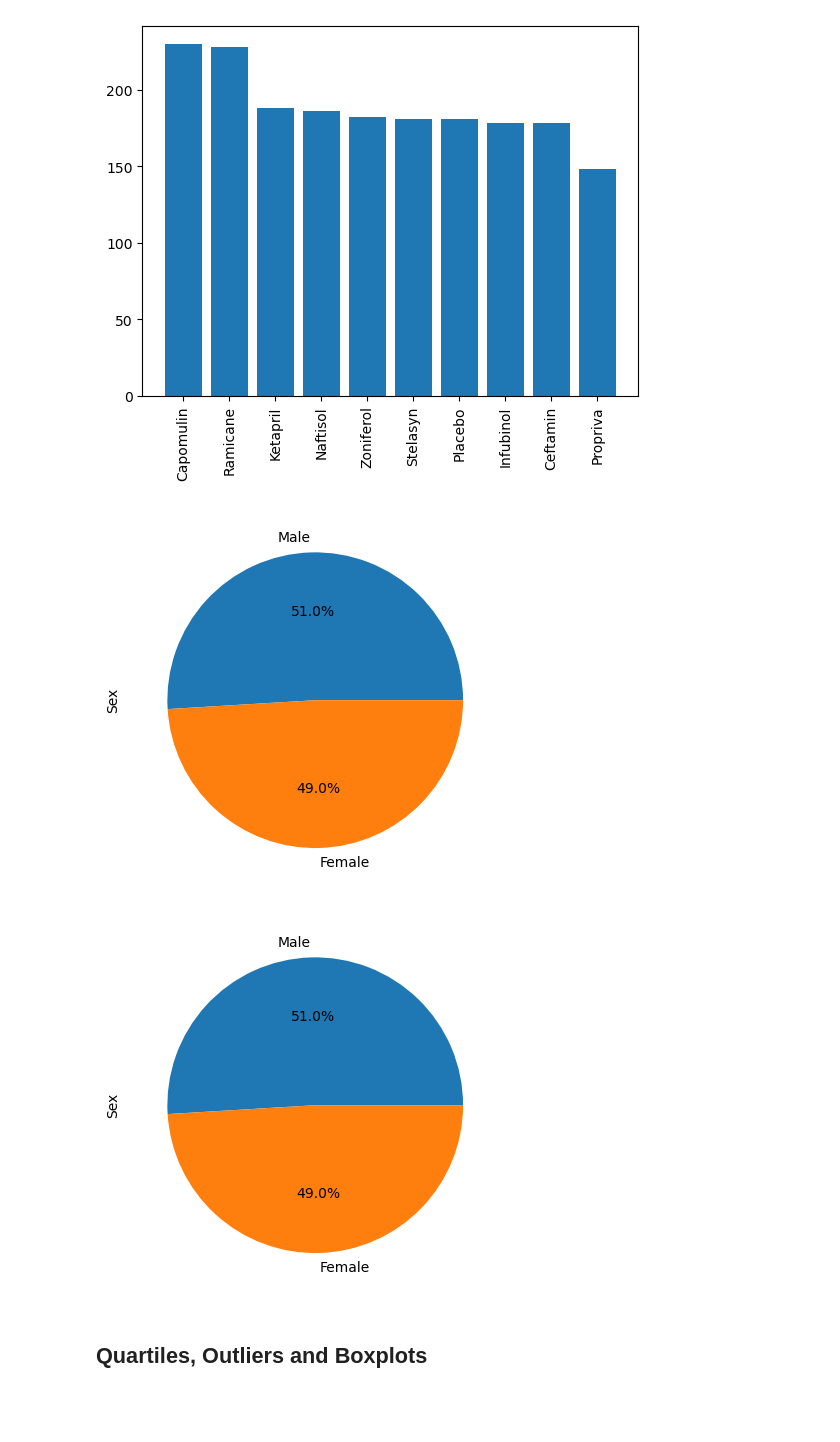
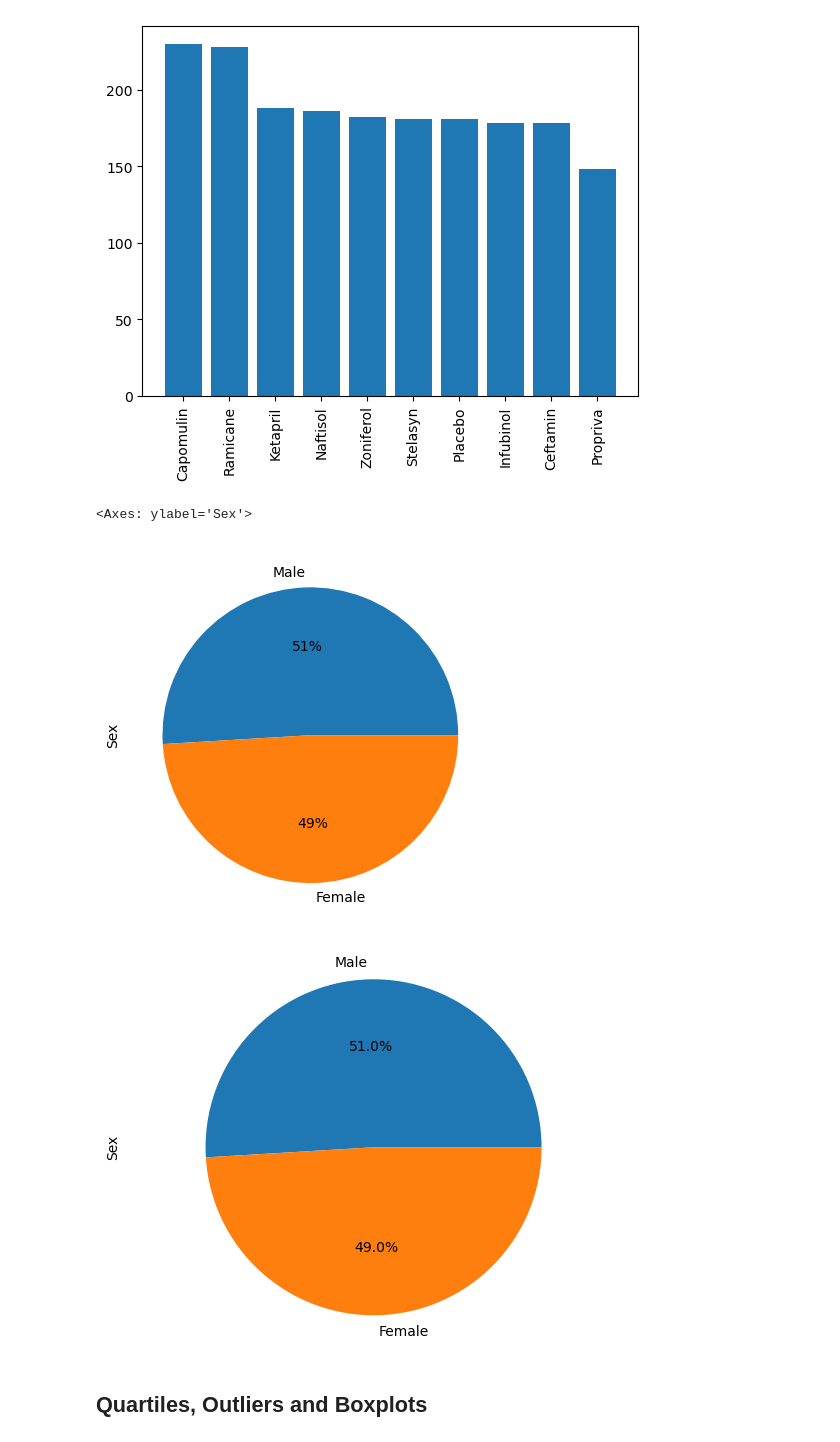
Before and after one commit to fincherc/fincherc-pymaceuticals, a Jupyter notebook: Pymaceuticals/fincherc_pymaceuticals.ipynb, the cells around one changed output. Drawn from its saved outputs; the diff is of its cells as text; code cells hidden in the pictures; blank space fills up the shorter version.

Commit message:
Pie Charts done

```diff
--- a/Pymaceuticals/fincherc_pymaceuticals.ipynb
+++ b/Pymaceuticals/fincherc_pymaceuticals.ipynb
@@ -176,12 +176,22 @@ plt.show()
 [figure]
 # %%
 # Generate a pie plot showing the distribution of female versus male mice using Pandas
+male_vs_female_mice = updated_mouse_df["Sex"].value_counts()
+male_vs_female_mice_pie = male_vs_female_mice.plot(kind="pie", ylabel="Sex", autopct='%1.0f%%')
+male_vs_female_mice_pie
 # %% [output]
+<Axes: ylabel='Sex'>
-[figure, old version]
+[figure, new version]
 # %%
 # Generate a pie plot showing the distribution of female versus male mice using pyplot
+pies = male_vs_female_mice.index
+pie_info = male_vs_female_mice
+plt.pie(pie_info, labels=pies, autopct='%1.1f%%')
+plt.axis("equal")
+plt.ylabel("Sex")
+plt.show()
 # %% [output]
-[figure, old version]
+[figure, new version]
 # %% [markdown]
 ## Quartiles, Outliers and Boxplots
 # %%
```
Also changed, not shown: 1 other file.
